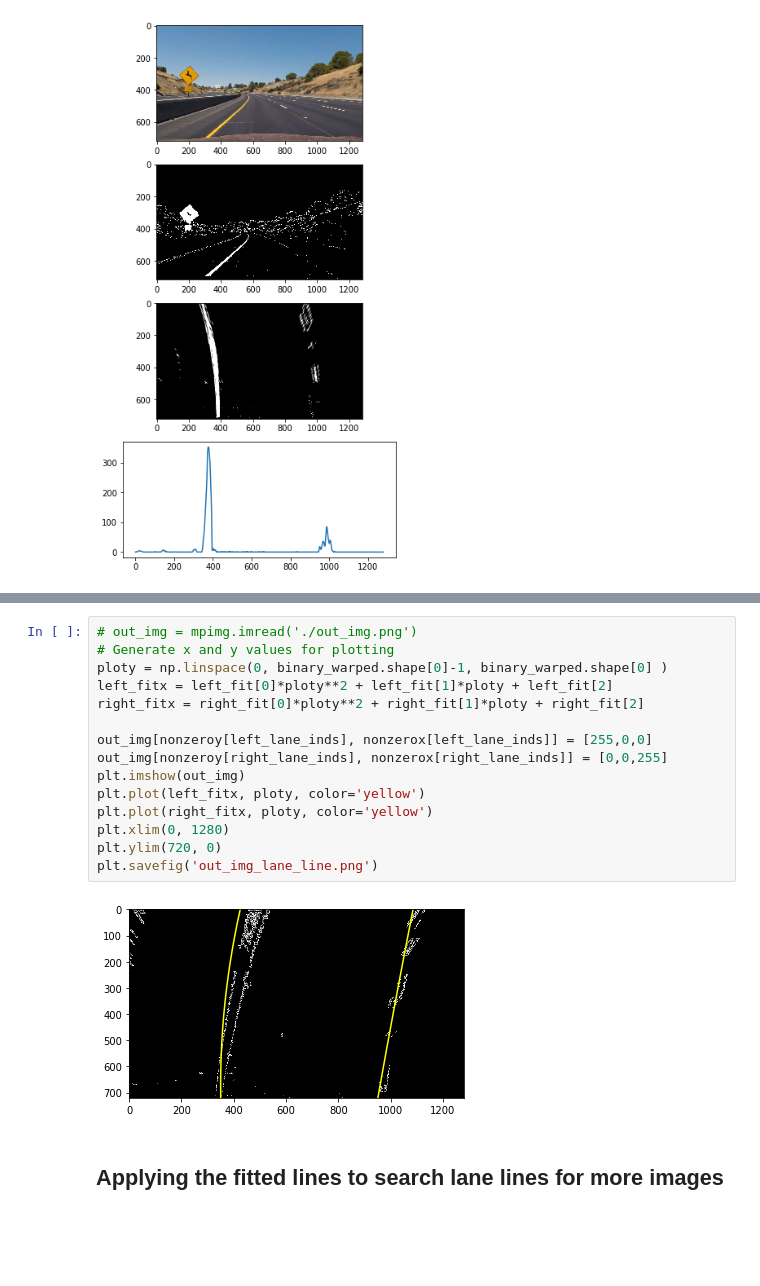
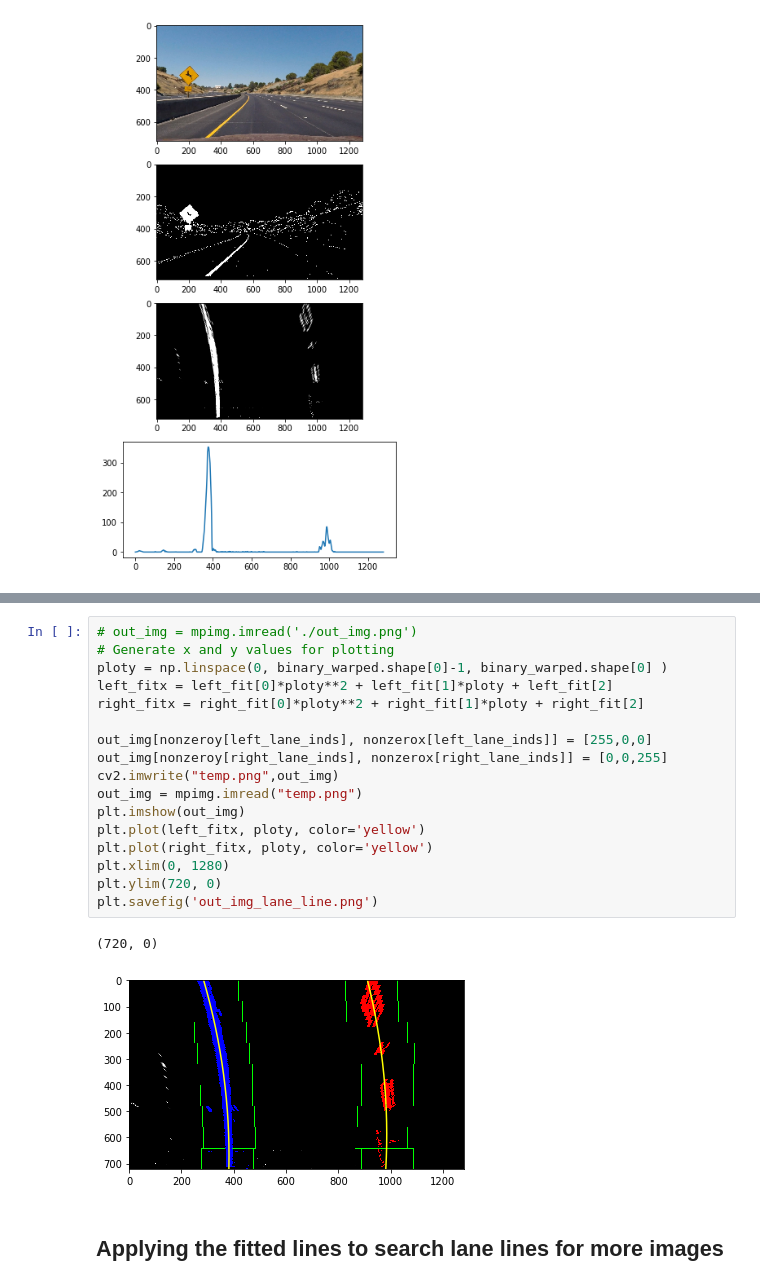
Before and after one commit to patricksu/CarND-Advanced-Lane-Lines, a Jupyter notebook: examples/example.ipynb, the cells around one changed output, grey strips where cells are left out. Cells and saved outputs as stored; diff of their text form; blank space fills up the shorter version.

```diff
--- a/examples/example.ipynb
+++ b/examples/example.ipynb
@@ -340,20 +337,23 @@ def new_line_search(binary_warped):
 # %%
 # out_img = mpimg.imread('./out_img.png')
 # Generate x and y values for plotting
 ploty = np.linspace(0, binary_warped.shape[0]-1, binary_warped.shape[0] )
 left_fitx = left_fit[0]*ploty**2 + left_fit[1]*ploty + left_fit[2]
 right_fitx = right_fit[0]*ploty**2 + right_fit[1]*ploty + right_fit[2]
 
 out_img[nonzeroy[left_lane_inds], nonzerox[left_lane_inds]] = [255,0,0]
 out_img[nonzeroy[right_lane_inds], nonzerox[right_lane_inds]] = [0,0,255]
+cv2.imwrite("temp.png",out_img)
+out_img = mpimg.imread("temp.png")
 plt.imshow(out_img)
 plt.plot(left_fitx, ploty, color='yellow')
 plt.plot(right_fitx, ploty, color='yellow')
 plt.xlim(0, 1280)
 plt.ylim(720, 0)
 plt.savefig('out_img_lane_line.png')
 # %% [output]
+(720, 0)
-[figure, old version]
+[figure, new version]
 # %% [markdown]
 ## Applying the fitted lines to search lane lines for more images
 # %%
```
Also changed, not shown: parts of 2 cells of this notebook, 3 other files.
